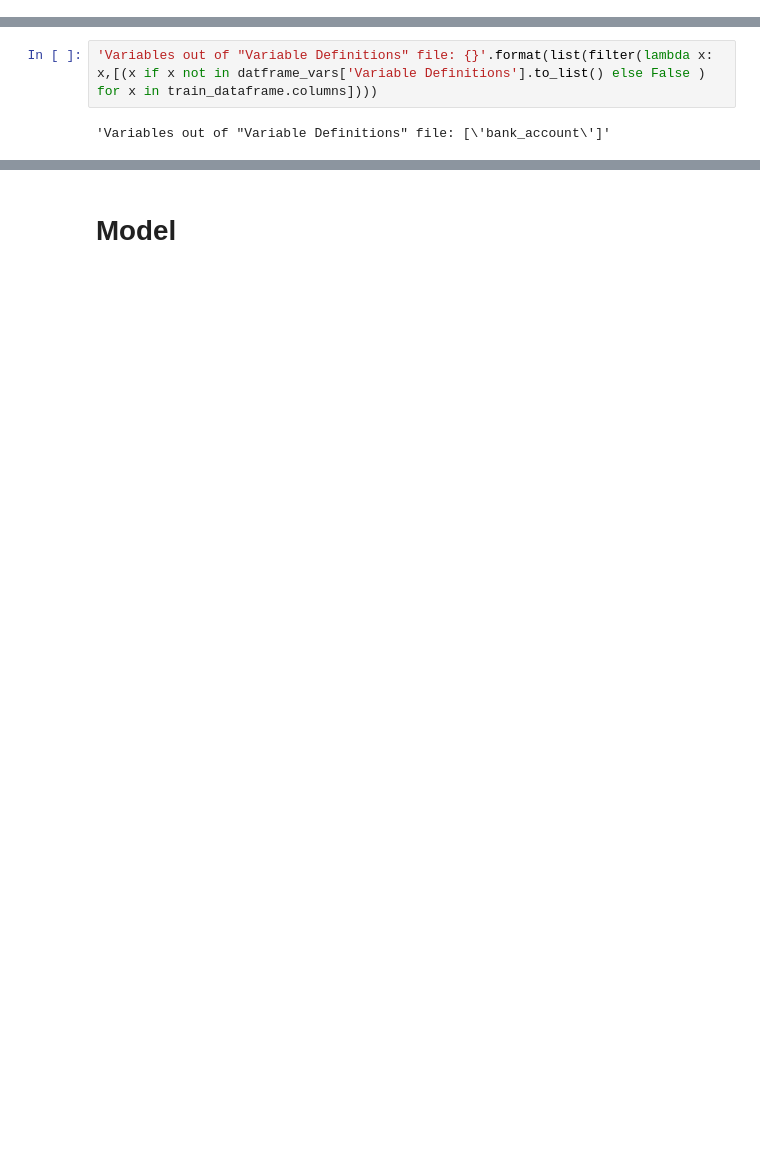
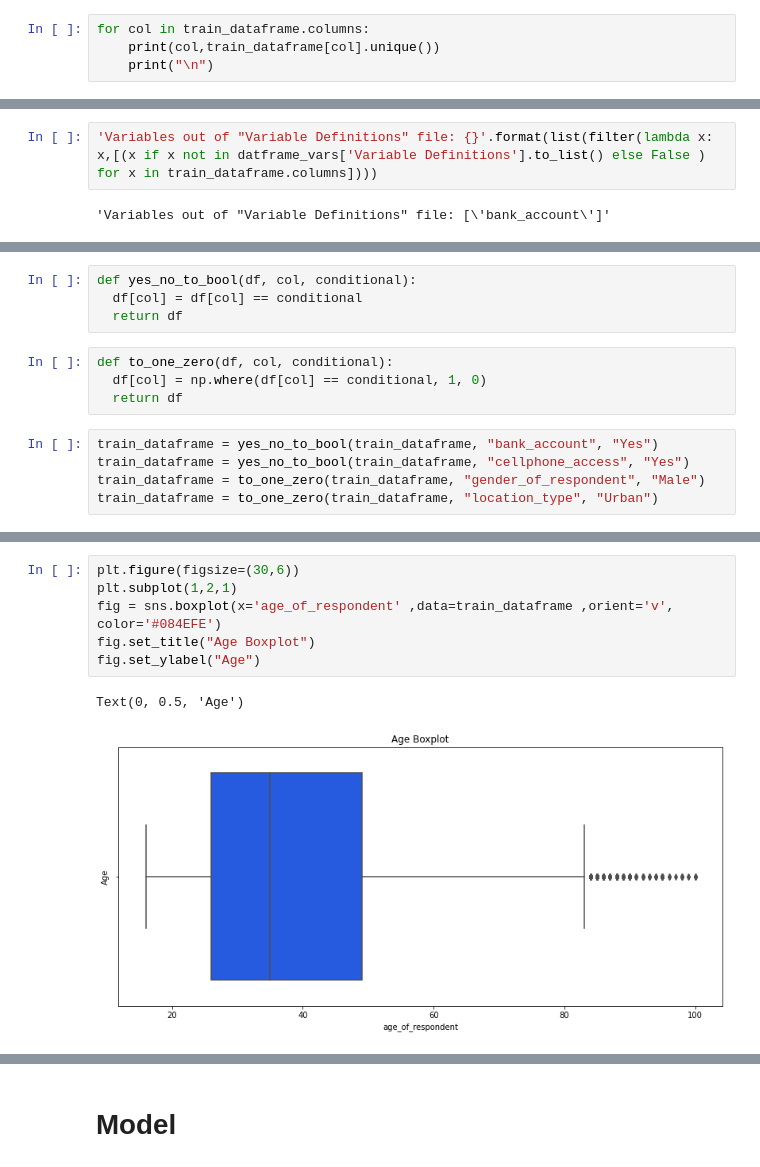
Before and after one commit to Lucs1590/AgiDataTest, a Jupyter notebook: financial_inclusion_africa.ipynb, the cells around one changed output, grey strips where cells are left out. Cells and saved outputs as stored; diff of their text form; blank space fills up the shorter version.

```diff
--- a/financial_inclusion_africa.ipynb
+++ b/financial_inclusion_africa.ipynb
@@ -115,0 +171,4 @@ datframe_vars
+# %%
+for col in train_dataframe.columns:
+    print(col,train_dataframe[col].unique())
+    print("\n")
@@ -119,0 +224,13 @@ datframe_vars
+# %%
+def yes_no_to_bool(df, col, conditional):
+  df[col] = df[col] == conditional
+  return df
+# %%
+def to_one_zero(df, col, conditional):
+  df[col] = np.where(df[col] == conditional, 1, 0)
+  return df
+# %%
+train_dataframe = yes_no_to_bool(train_dataframe, "bank_account", "Yes")
+train_dataframe = yes_no_to_bool(train_dataframe, "cellphone_access", "Yes")
+train_dataframe = to_one_zero(train_dataframe, "gender_of_respondent", "Male")
+train_dataframe = to_one_zero(train_dataframe, "location_type", "Urban")
@@ -119,0 +270,9 @@ datframe_vars
+# %%
+plt.figure(figsize=(30,6))
+plt.subplot(1,2,1)
+fig = sns.boxplot(x='age_of_respondent' ,data=train_dataframe ,orient='v', color='#084EFE')
+fig.set_title("Age Boxplot")
+fig.set_ylabel("Age")
+# %% [output]
+Text(0, 0.5, 'Age')
+[figure, added]
```
Also changed, not shown: parts of 29 cells of this notebook.
